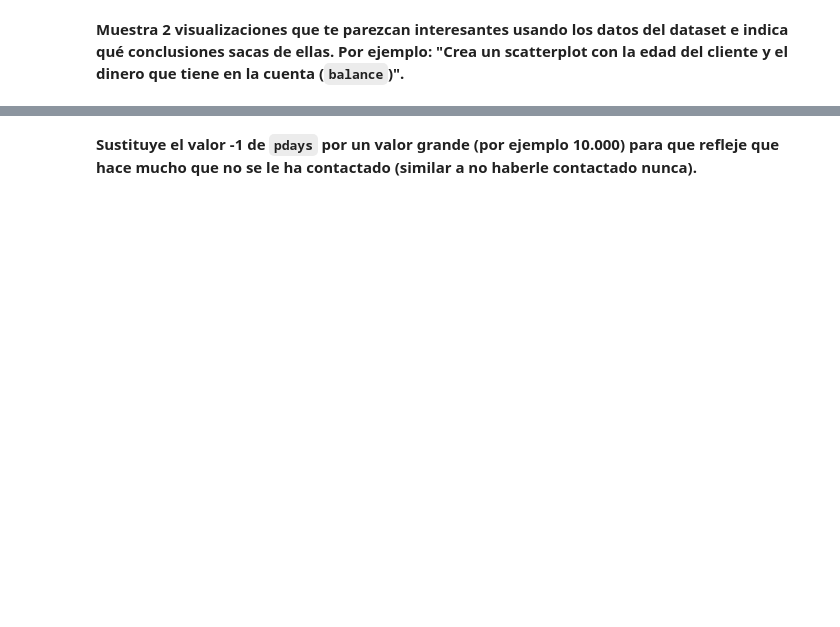
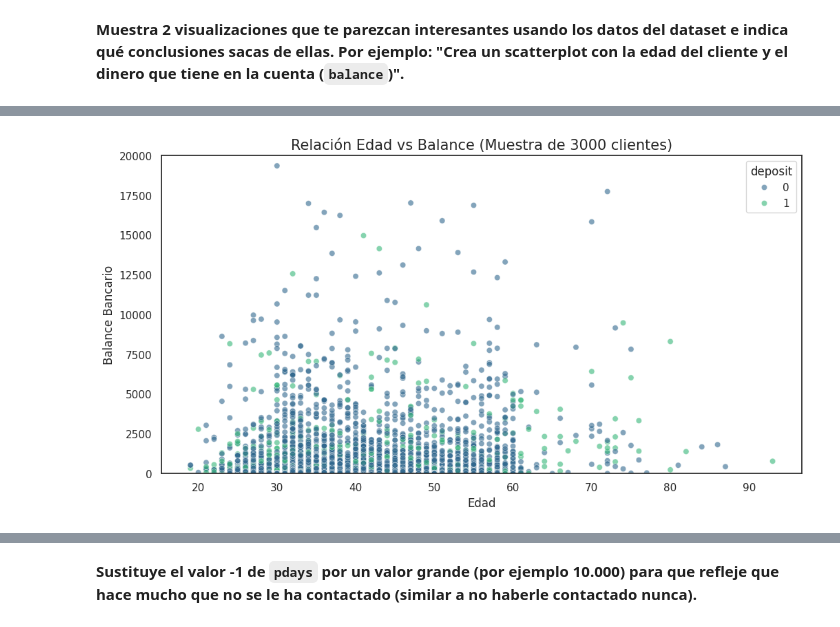
Before and after one commit to financieras/saturdays_ai, a Jupyter notebook: ML_S1_Intro_challenge_v1_1.ipynb, the cells around one changed output, grey strips where cells are left out. Saved outputs shown, nothing was run; the diff lists cells and outputs as text; code cells hidden in the pictures; blank space fills up the shorter version.

```diff
--- a/ML_S1_Intro_challenge_v1_1.ipynb
+++ b/ML_S1_Intro_challenge_v1_1.ipynb
@@ -432,0 +490,20 @@ plt.show()
+# %%
+# 1. Definimos el diccionario de traducción
+mapping_binario = {'yes': 1, 'no': 0}
+
+# 2. Aplicamos la transformación a las tres columnas
+cols_a_transformar = ['default', 'housing', 'loan']
+
+for col in cols_a_transformar:
+    bank_data[col] = bank_data[col].map(mapping_binario)
+
+# 3. Verificación: Mostramos las primeras filas de estas columnas
+print("--- Primeras filas transformadas ---")
+print(bank_data[cols_a_transformar].head())
+
+# 4. Verificación robusta: Conteos de valores para asegurar que no hay nulos
+print("\n--- Verificación de valores únicos ---")
+for col in cols_a_transformar:
+    print(f"Variable {col.upper()}:")
+    print(bank_data[col].value_counts())
+    print("-" * 25)
@@ -440,0 +708,18 @@ plt.show()
+# %%
+import seaborn as sns
+import matplotlib.pyplot as plt
+
+plt.figure(figsize=(12, 6))
+
+# Usamos una muestra (sample) de 3000 datos para que el gráfico no esté saturado
+# 'hue' nos permite ver quién compró el depósito
+sns.scatterplot(data=bank_data.sample(3000), x='age', y='balance', hue='deposit',
+                alpha=0.6, palette='viridis')
+
+plt.title('Relación Edad vs Balance (Muestra de 3000 clientes)', fontsize=15)
+plt.xlabel('Edad', fontsize=12)
+plt.ylabel('Balance Bancario', fontsize=12)
+plt.ylim(0, 20000) # Limitamos el eje Y para ver mejor el grueso de la población
+plt.show()
+# %% [output]
+[figure, added]
```
Also changed, not shown: parts of 96 cells of this notebook.
